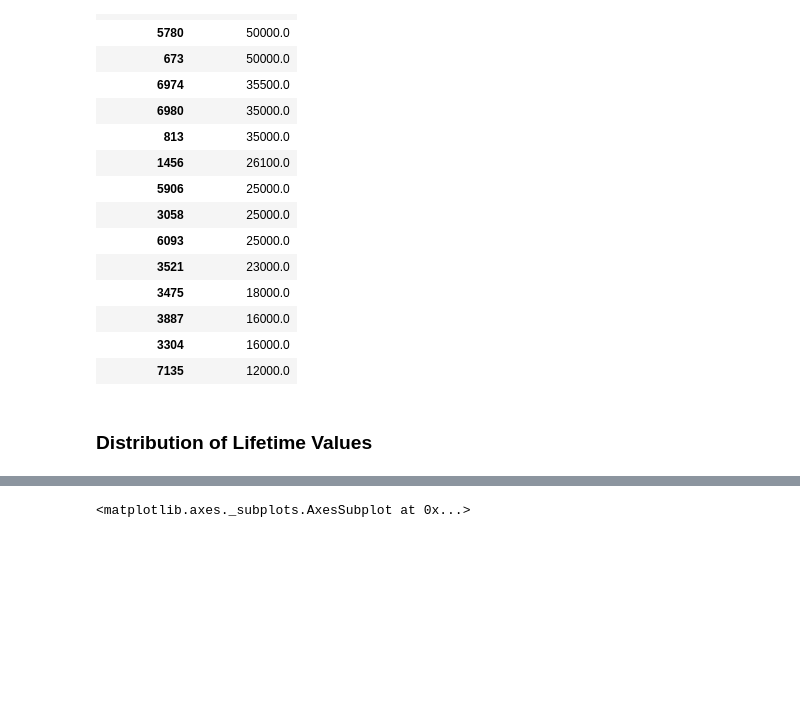
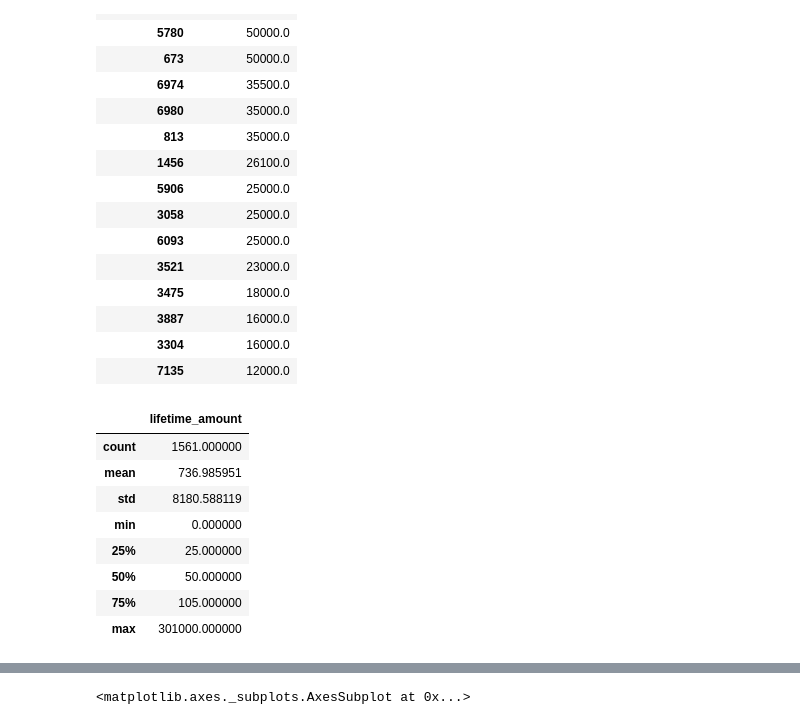
Before and after one commit to thebbennett/data-science-for-nonprofits, a Jupyter notebook: Historical Donor Exploratory Data Analysis.ipynb, the cells around one changed output, grey strips where cells are left out. Saved outputs shown, nothing was run; the diff lists cells and outputs as text; code cells hidden in the pictures; blank space fills up the shorter version.

```diff
--- a/Historical Donor Exploratory Data Analysis.ipynb
+++ b/Historical Donor Exploratory Data Analysis.ipynb
@@ -60,5 +59,15 @@ donors_by_lifetime.head(15)
 | 3887 | 16000.0 |
 | 3304 | 16000.0 |
 | 7135 | 12000.0 |
-# %% [markdown]
-### Distribution of Lifetime Values
+# %%
+donors_by_lifetime.describe()
+# %% [output]
+|  | lifetime_amount |
+| count | 1561.000000 |
+| mean | 736.985951 |
+| std | 8180.588119 |
+| min | 0.000000 |
+| 25% | 25.000000 |
+| 50% | 50.000000 |
+| 75% | 105.000000 |
+| max | 301000.000000 |
```
Also changed, not shown: parts of 9 cells of this notebook.
